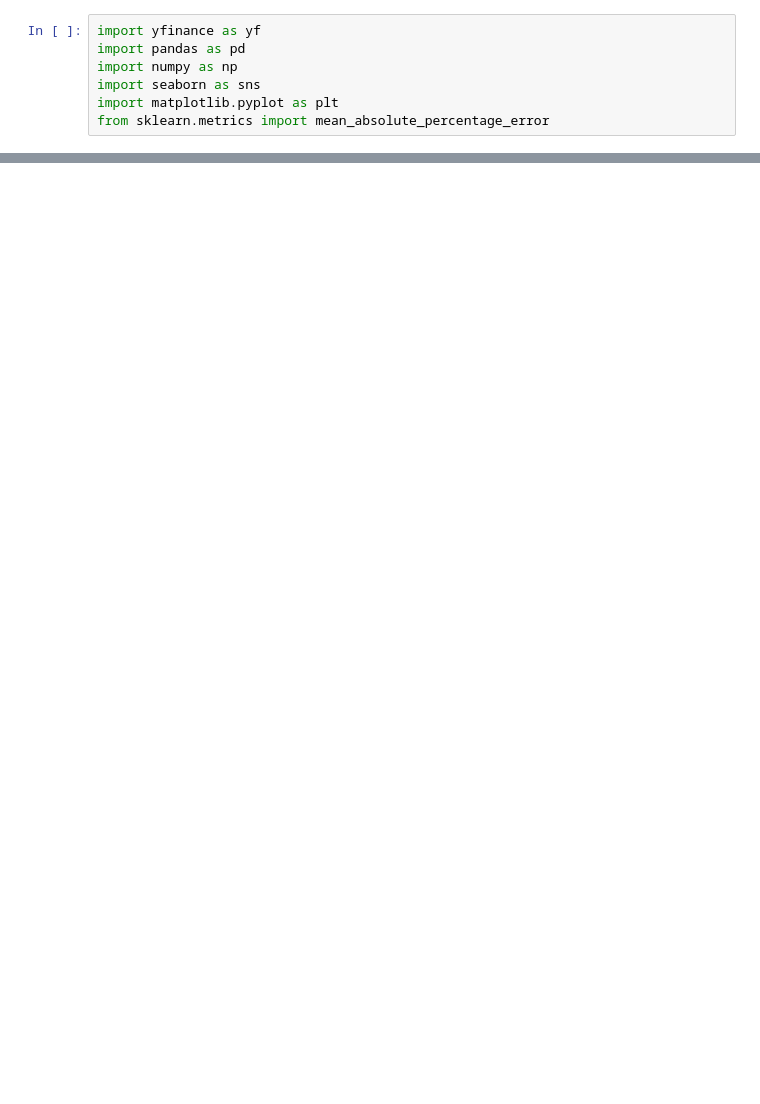
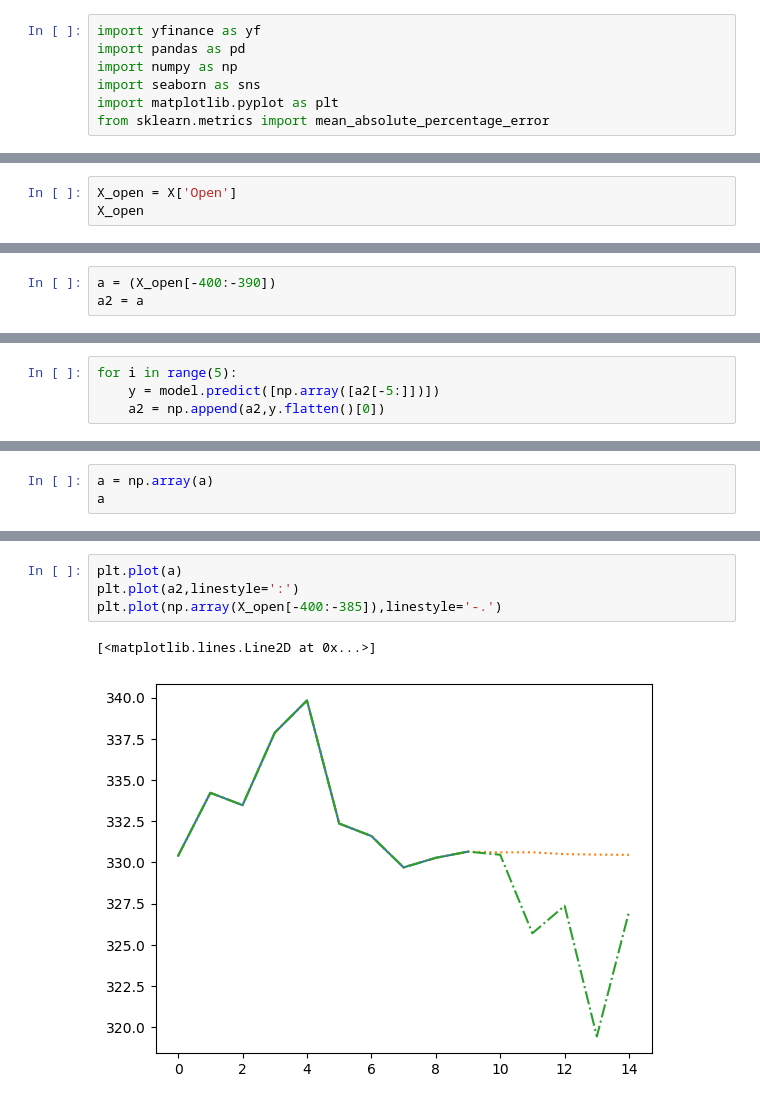
Before and after one commit to om-shreyas/Stock_Predictor_V2, a Jupyter notebook: Time_Series_Analysis.ipynb, the cells around one changed output, grey strips where cells are left out. Saved outputs shown, nothing was run; the diff lists cells and outputs as text; blank space fills up the shorter version.

```diff
--- a/Time_Series_Analysis.ipynb
+++ b/Time_Series_Analysis.ipynb
@@ -75,0 +170,3 @@ test_predictions(X_test,y_test,model)
+# %%
+X_open = X['Open']
+X_open
@@ -75,0 +186,3 @@ test_predictions(X_test,y_test,model)
+# %%
+a = (X_open[-400:-390])
+a2 = a
@@ -75,0 +203,4 @@ test_predictions(X_test,y_test,model)
+# %%
+for i in range(5):
+    y = model.predict([np.array([a2[-5:]])])
+    a2 = np.append(a2,y.flatten()[0])
@@ -75,0 +217,3 @@ test_predictions(X_test,y_test,model)
+# %%
+a = np.array(a)
+a
@@ -75,0 +231,7 @@ test_predictions(X_test,y_test,model)
+# %%
+plt.plot(a)
+plt.plot(a2,linestyle=':')
+plt.plot(np.array(X_open[-400:-385]),linestyle='-.')
+# %% [output]
+[<matplotlib.lines.Line2D at 0x...>]
+[figure, added]
```
Also changed, not shown: parts of 16 cells of this notebook, 10 other files.
